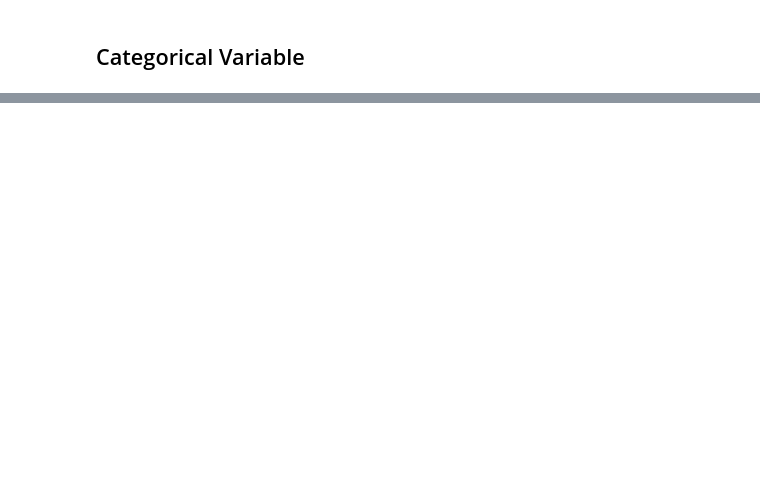
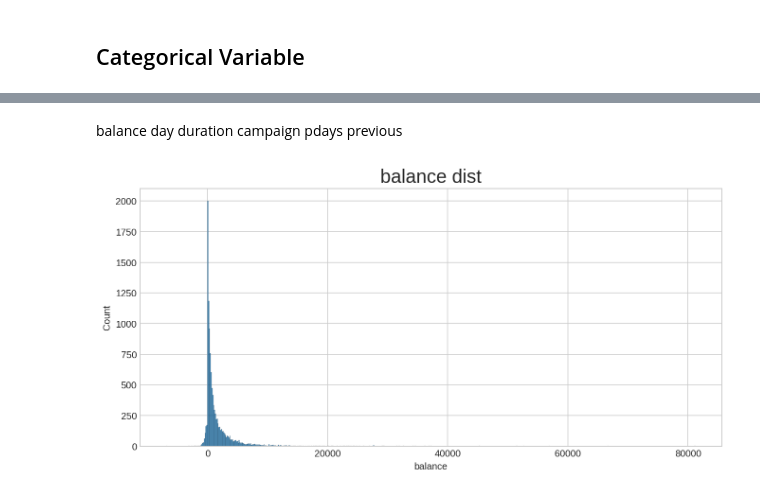
Before and after one commit to jaaaamj0711/kaggle_study, a Jupyter notebook: Bank Marketing/EDA.ipynb, the cells around one changed output, grey strips where cells are left out. Drawn from its saved outputs; the diff is of its cells as text; code cells hidden in the pictures; blank space fills up the shorter version.

```diff
--- a/Bank Marketing/EDA.ipynb
+++ b/Bank Marketing/EDA.ipynb
@@ -111,0 +127,6 @@ bar_plot("deposit")
+# %% [markdown]
+balance	day	duration	campaign	pdays	previous
+# %%
+hist_plot('balance')
+# %% [output]
+[figure, added]
```
Also changed, not shown: parts of 33 cells of this notebook.
